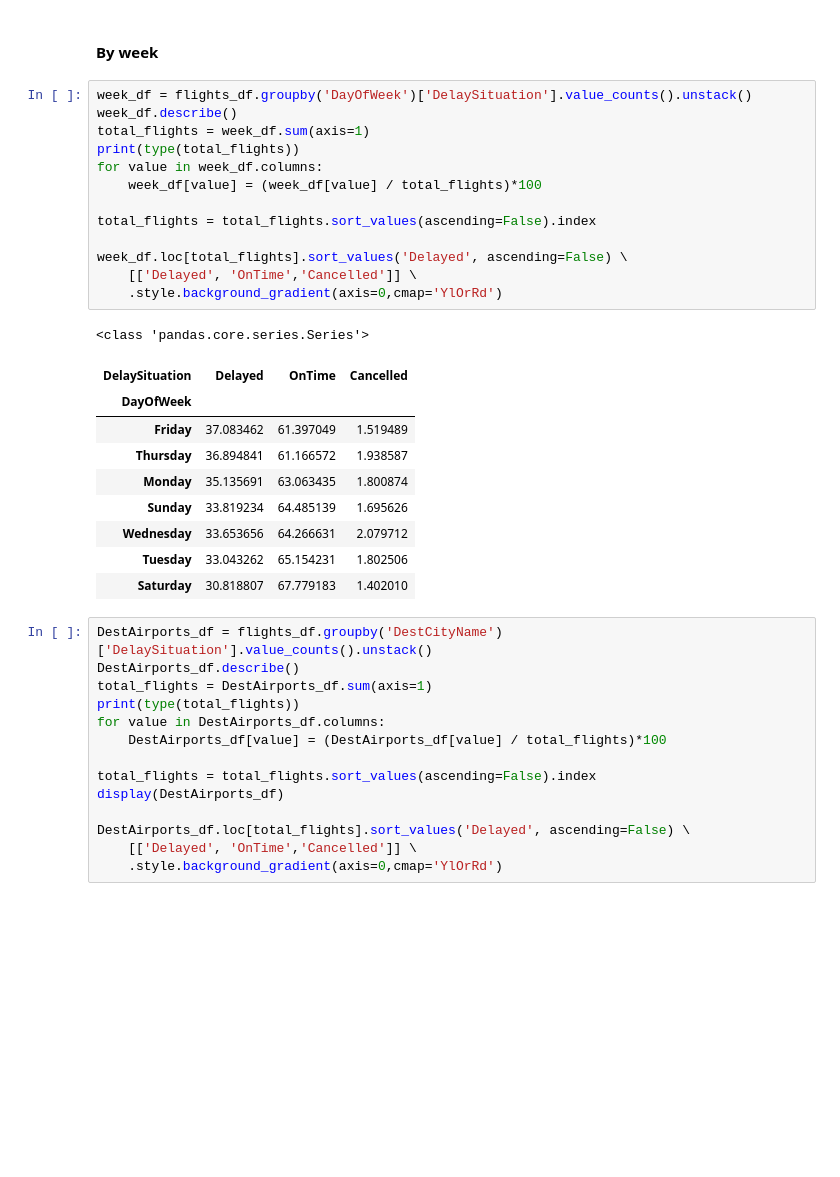
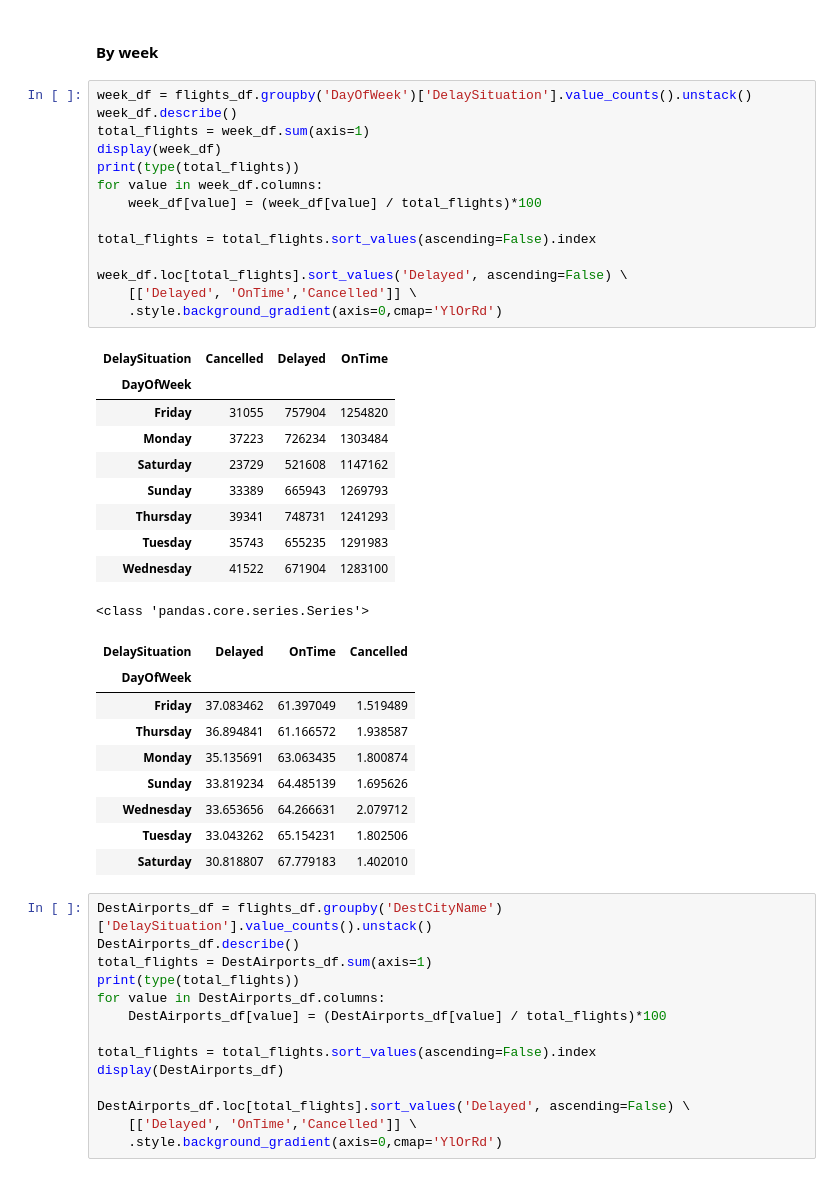
Before and after one commit to Wooniety/SC1015-Assignment, a Jupyter notebook: M2.ipynb, the cells around one changed output. Cells and saved outputs as stored; diff of their text form; blank space fills up the shorter version.

```diff
--- a/M2.ipynb
+++ b/M2.ipynb
@@ -477,27 +492,37 @@ month_df.loc[total_flights].sort_values('OnTime', ascending=False) \
 # %%
 week_df = flights_df.groupby('DayOfWeek')['DelaySituation'].value_counts().unstack()
 week_df.describe()
 total_flights = week_df.sum(axis=1)
+display(week_df)
 print(type(total_flights))
 for value in week_df.columns:
     week_df[value] = (week_df[value] / total_flights)*100
 
 total_flights = total_flights.sort_values(ascending=False).index
 
 week_df.loc[total_flights].sort_values('Delayed', ascending=False) \
     [['Delayed', 'OnTime','Cancelled']] \
     .style.background_gradient(axis=0,cmap='YlOrRd')
 # %% [output]
+| DelaySituation | Cancelled | Delayed | OnTime |
+| DayOfWeek |  |  |  |
+| Friday | 31055 | 757904 | 1254820 |
+| Monday | 37223 | 726234 | 1303484 |
+| Saturday | 23729 | 521608 | 1147162 |
+| Sunday | 33389 | 665943 | 1269793 |
+| Thursday | 39341 | 748731 | 1241293 |
+| Tuesday | 35743 | 655235 | 1291983 |
+| Wednesday | 41522 | 671904 | 1283100 |
 <class 'pandas.core.series.Series'>
-| DelaySituation | Delayed | OnTime | Cancelled |
-| DayOfWeek |  |  |  |
-| Friday | 37.083462 | 61.397049 | 1.519489 |
-| Thursday | 36.894841 | 61.166572 | 1.938587 |
-| Monday | 35.135691 | 63.063435 | 1.800874 |
-| Sunday | 33.819234 | 64.485139 | 1.695626 |
-| Wednesday | 33.653656 | 64.266631 | 2.079712 |
-| Tuesday | 33.043262 | 65.154231 | 1.802506 |
-| Saturday | 30.818807 | 67.779183 | 1.402010 |
+| DelaySituation | Delayed | OnTime | Cancelled |
+| DayOfWeek |  |  |  |
+| Friday | 37.083462 | 61.397049 | 1.519489 |
+| Thursday | 36.894841 | 61.166572 | 1.938587 |
+| Monday | 35.135691 | 63.063435 | 1.800874 |
+| Sunday | 33.819234 | 64.485139 | 1.695626 |
+| Wednesday | 33.653656 | 64.266631 | 2.079712 |
+| Tuesday | 33.043262 | 65.154231 | 1.802506 |
+| Saturday | 30.818807 | 67.779183 | 1.402010 |
 # %%
 DestAirports_df = flights_df.groupby('DestCityName')['DelaySituation'].value_counts().unstack()
 DestAirports_df.describe()
```
Also changed, not shown: parts of 1 cell of this notebook.
